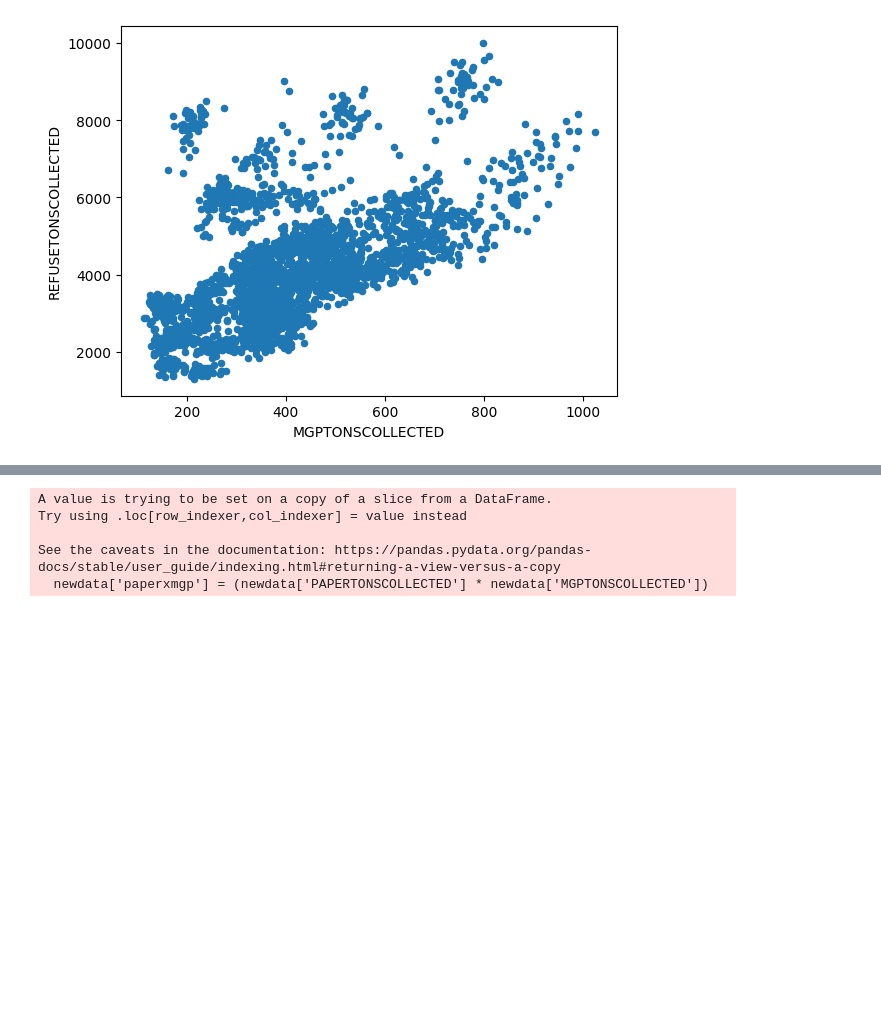
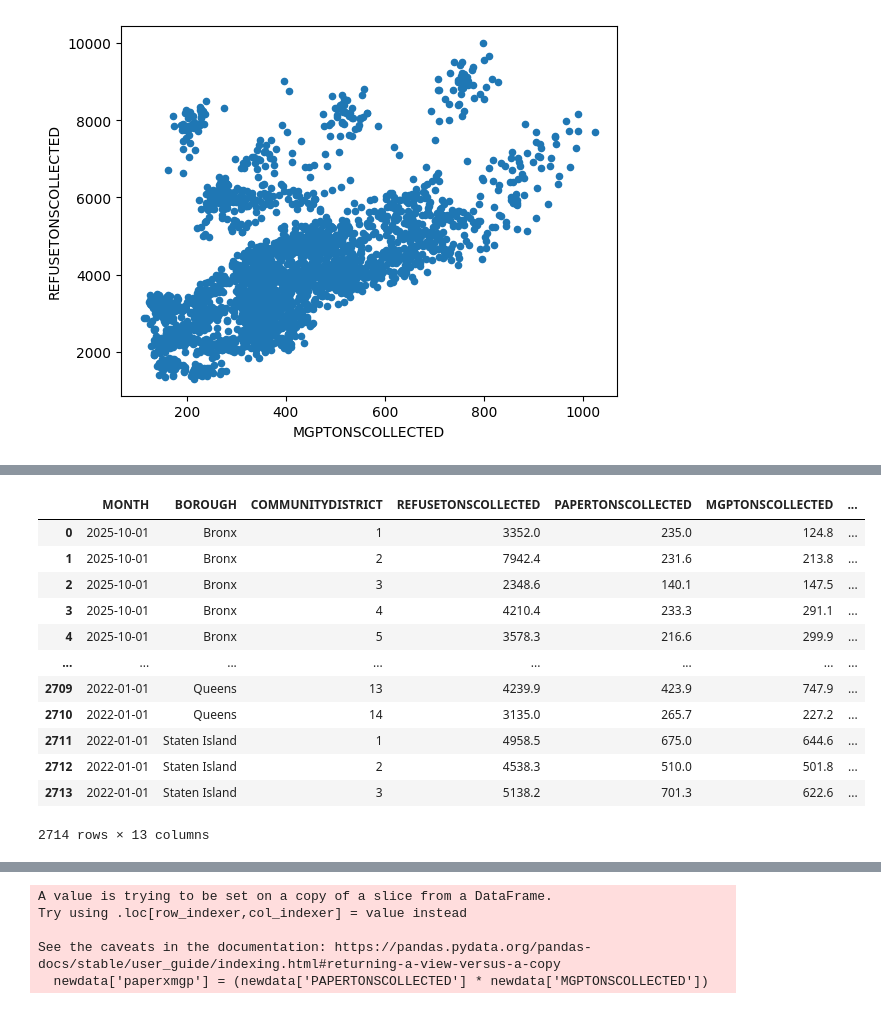
Before and after one commit to Commit-Thomas/DSNY_Analysis, a Jupyter notebook: notebooks/01_eda.ipynb, the cells around one changed output, grey strips where cells are left out. Cells and saved outputs as stored; diff of their text form; code cells hidden in the pictures; blank space fills up the shorter version.

```diff
--- a/notebooks/01_eda.ipynb
+++ b/notebooks/01_eda.ipynb
@@ -70,0 +96,16 @@ display(newdata.plot(kind='scatter',x='MGPTONSCOLLECTED',y='REFUSETONSCOLLECTED'
+# %%
+newdata
+# %% [output]
+|  | MONTH | BOROUGH | COMMUNITYDISTRICT | REFUSETONSCOLLECTED | PAPERTONSCOLLECTED | MGPTONSCOLLECTED | ... |
+| 0 | 2025-10-01 | Bronx | 1 | 3352.0 | 235.0 | 124.8 | ... |
+| 1 | 2025-10-01 | Bronx | 2 | 7942.4 | 231.6 | 213.8 | ... |
+| 2 | 2025-10-01 | Bronx | 3 | 2348.6 | 140.1 | 147.5 | ... |
+| 3 | 2025-10-01 | Bronx | 4 | 4210.4 | 233.3 | 291.1 | ... |
+| 4 | 2025-10-01 | Bronx | 5 | 3578.3 | 216.6 | 299.9 | ... |
+| ... | ... | ... | ... | ... | ... | ... | ... |
+| 2709 | 2022-01-01 | Queens | 13 | 4239.9 | 423.9 | 747.9 | ... |
+| 2710 | 2022-01-01 | Queens | 14 | 3135.0 | 265.7 | 227.2 | ... |
+| 2711 | 2022-01-01 | Staten Island | 1 | 4958.5 | 675.0 | 644.6 | ... |
+| 2712 | 2022-01-01 | Staten Island | 2 | 4538.3 | 510.0 | 501.8 | ... |
+| 2713 | 2022-01-01 | Staten Island | 3 | 5138.2 | 701.3 | 622.6 | ... |
+2714 rows × 13 columns
```
Also changed, not shown: parts of 5 cells of this notebook.
